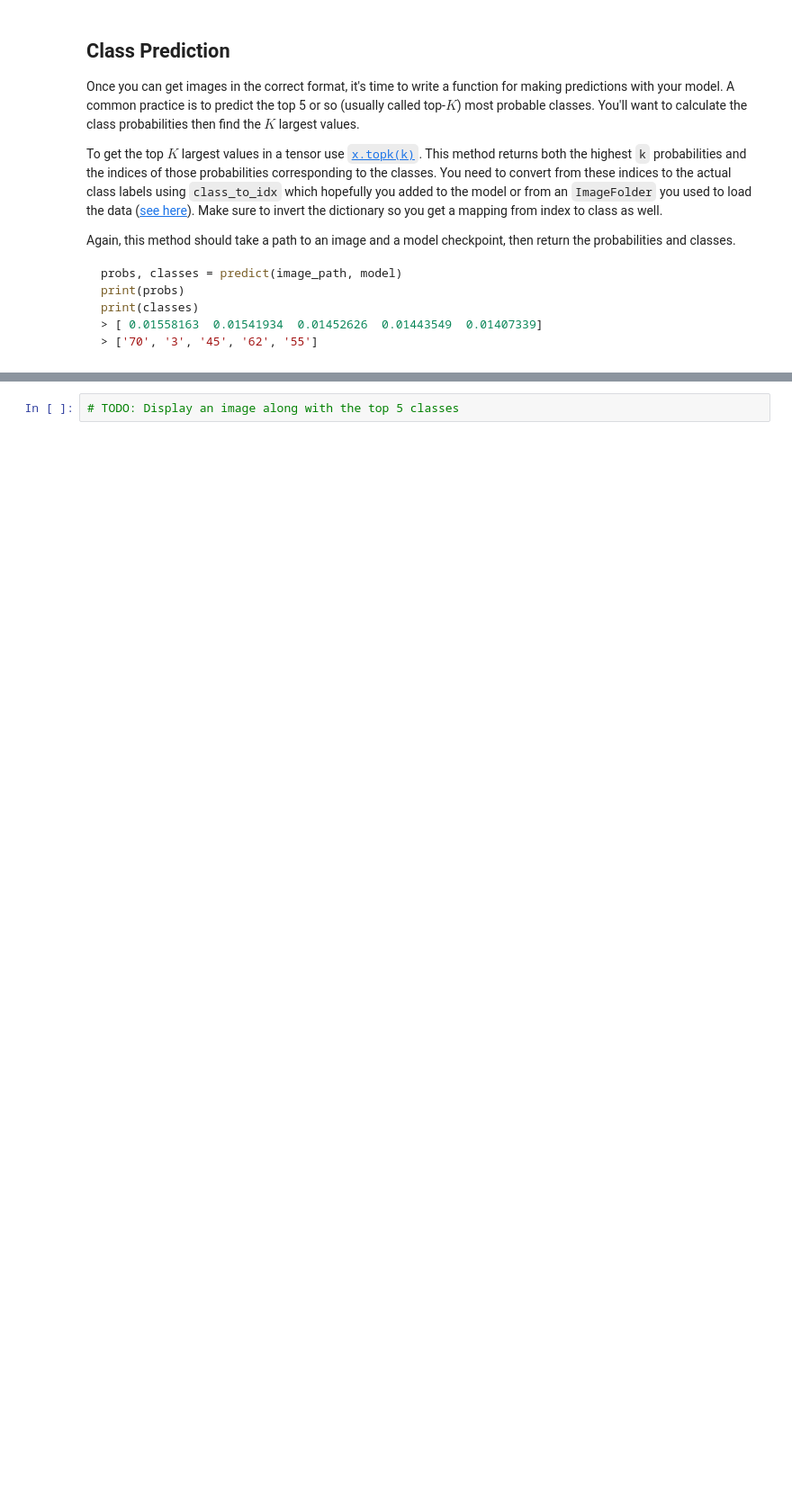
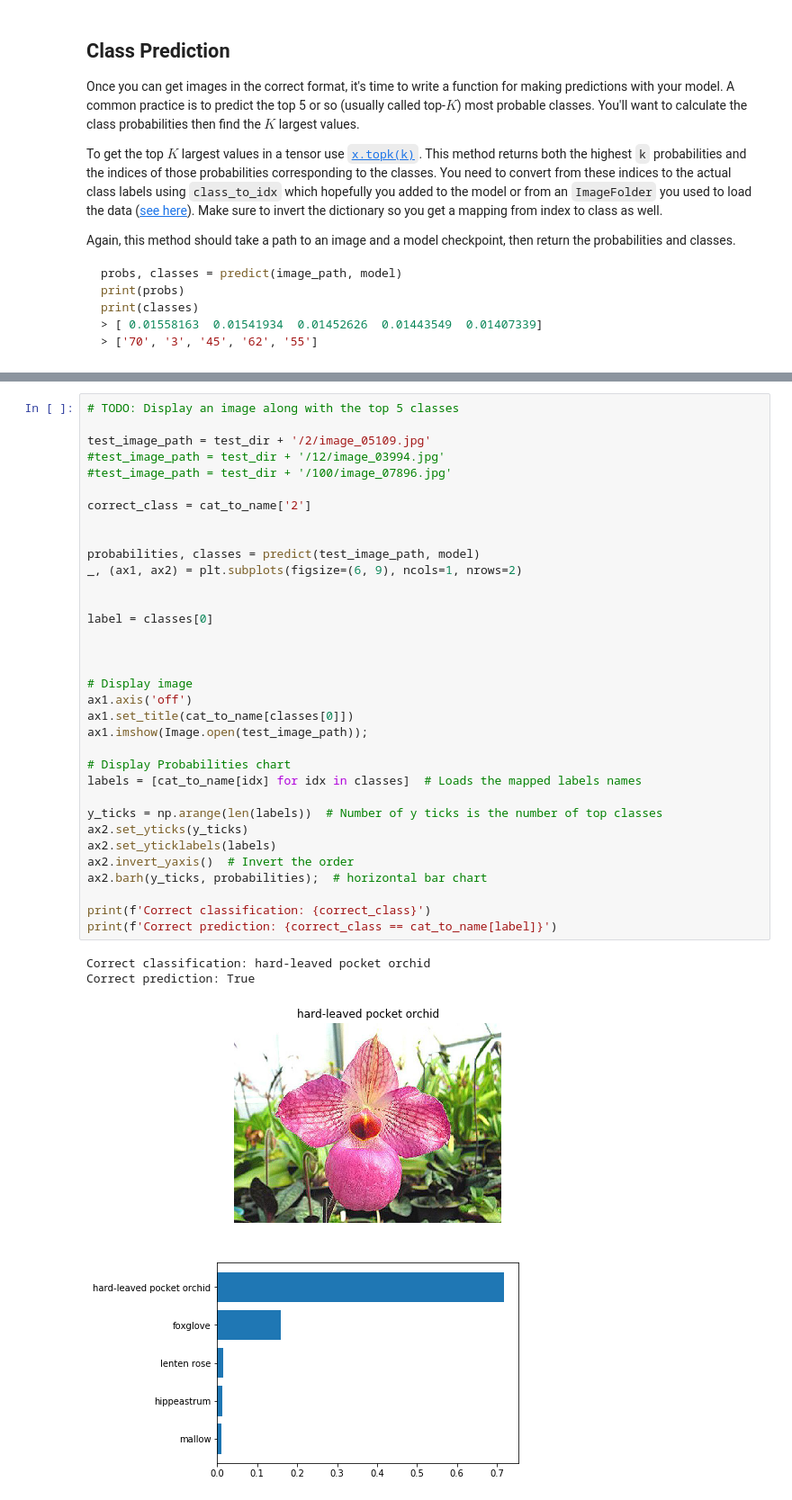
Before and after one commit to sergejsm/UdacityIA_FinalProject, a Jupyter notebook: Image Classifier Project.ipynb, the cells around one changed output, grey strips where cells are left out. Shown at 90% size. Cells and saved outputs as stored; diff of their text form; blank space fills up the shorter version.

```diff
--- a/Image Classifier Project.ipynb
+++ b/Image Classifier Project.ipynb
@@ -283,3 +531,39 @@ Now that you can use a trained model for predictions, check to make sure it make
 You can convert from the class integer encoding to actual flower names with the `cat_to_name.json` file (should have been loaded earlier in the notebook). To show a PyTorch tensor as an image, use the `imshow` function defined above.
-# %%
-# TODO: Display an image along with the top 5 classes
+# %%
+# TODO: Display an image along with the top 5 classes
+
+test_image_path = test_dir + '/2/image_05109.jpg'
+#test_image_path = test_dir + '/12/image_03994.jpg'
+#test_image_path = test_dir + '/100/image_07896.jpg'
+
+correct_class = cat_to_name['2']
+
+
+probabilities, classes = predict(test_image_path, model)
+_, (ax1, ax2) = plt.subplots(figsize=(6, 9), ncols=1, nrows=2)
+
+
+label = classes[0]
+
+
+
+# Display image
+ax1.axis('off')
+ax1.set_title(cat_to_name[classes[0]])
+ax1.imshow(Image.open(test_image_path));
+
+# Display Probabilities chart
+labels = [cat_to_name[idx] for idx in classes]  # Loads the mapped labels names
+
+y_ticks = np.arange(len(labels))  # Number of y ticks is the number of top classes
+ax2.set_yticks(y_ticks)
+ax2.set_yticklabels(labels)
+ax2.invert_yaxis()  # Invert the order
+ax2.barh(y_ticks, probabilities);  # horizontal bar chart
+
+print(f'Correct classification: {correct_class}')
+print(f'Correct prediction: {correct_class == cat_to_name[label]}')
+# %% [output]
+Correct classification: hard-leaved pocket orchid
+Correct prediction: True
+[figure, added]
```
Also changed, not shown: parts of 21 cells of this notebook, 1 other file.
